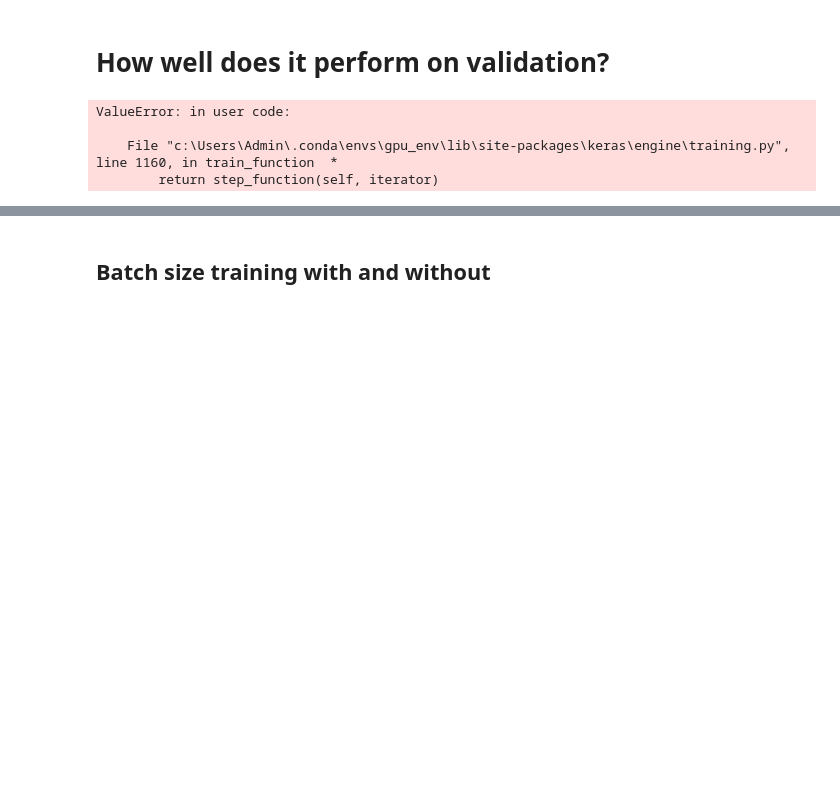
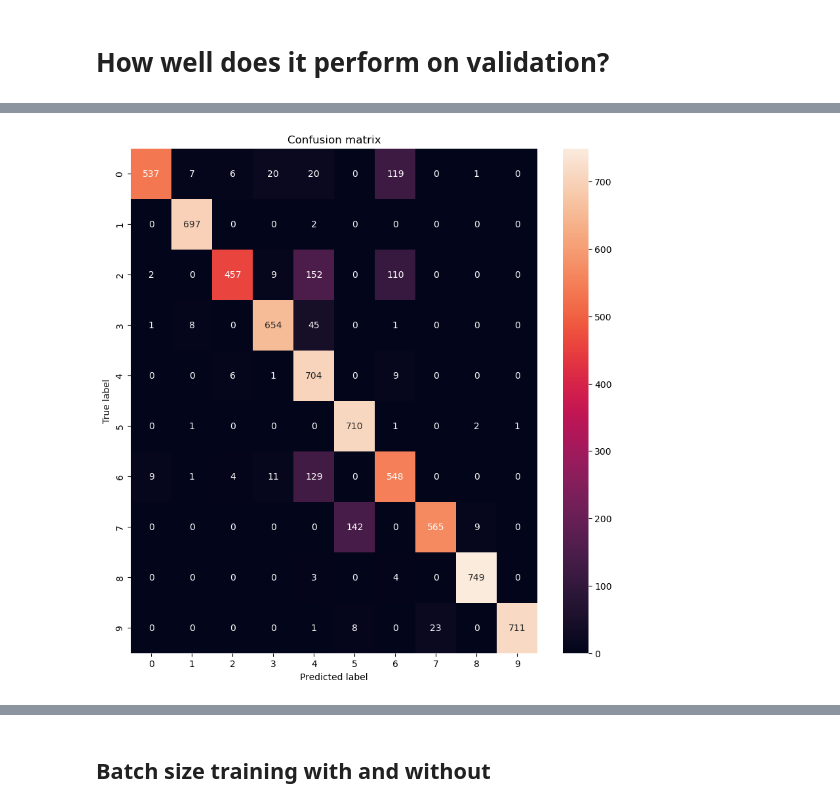
Before and after one commit to JoelPoah/Fashion_MNIST, a Jupyter notebook: fashion.ipynb, the cells around one changed output, grey strips where cells are left out. Saved outputs shown, nothing was run; the diff lists cells and outputs as text; code cells hidden in the pictures; blank space fills up the shorter version.

```diff
--- a/fashion.ipynb
+++ b/fashion.ipynb
@@ -592,14 +611,3 @@ Accuracy: mean=90.873 std=0.455, n=5
 [figure]
 # %% [markdown]
 # How well does it perform on validation?
-# %%
-scores, histories = evaluate_model(X_val, y_val)
-# learning curves
-summarize_diagnostics(histories)
-# summarize estimated performance
-summarize_performance(scores)
-# %% [output]
-ValueError: in user code:
-
-    File "c:\Users\Admin\.conda\envs\gpu_env\lib\site-packages\keras\engine\training.py", line 1160, in train_function  *
-        return step_function(self, iterator)
@@ -610,0 +614,15 @@ print(classification_report(y_val, pred))
+# %%
+X_val = X_val.reshape((X_val.shape[0], 28, 28, 1))
+y_val = to_categorical(y_val)
+pred = model.predict(X_val)
+pred = np.argmax(pred, axis=1)
+y_val = np.argmax(y_val, axis=1)
+classifation_matrix = confusion_matrix(y_val, pred)
+# plot confusion matrix
+plt.figure(figsize=(10,10))
+sns.heatmap(classifation_matrix, annot=True, fmt="d");
+plt.title("Confusion matrix")
+plt.ylabel('True label')
+plt.xlabel('Predicted label')
+plt.show()
+# %% [output]
@@ -610,0 +630 @@ print(classification_report(y_val, pred))
+[figure, added]
```
Also changed, not shown: parts of 11 cells of this notebook, 4 other files.
